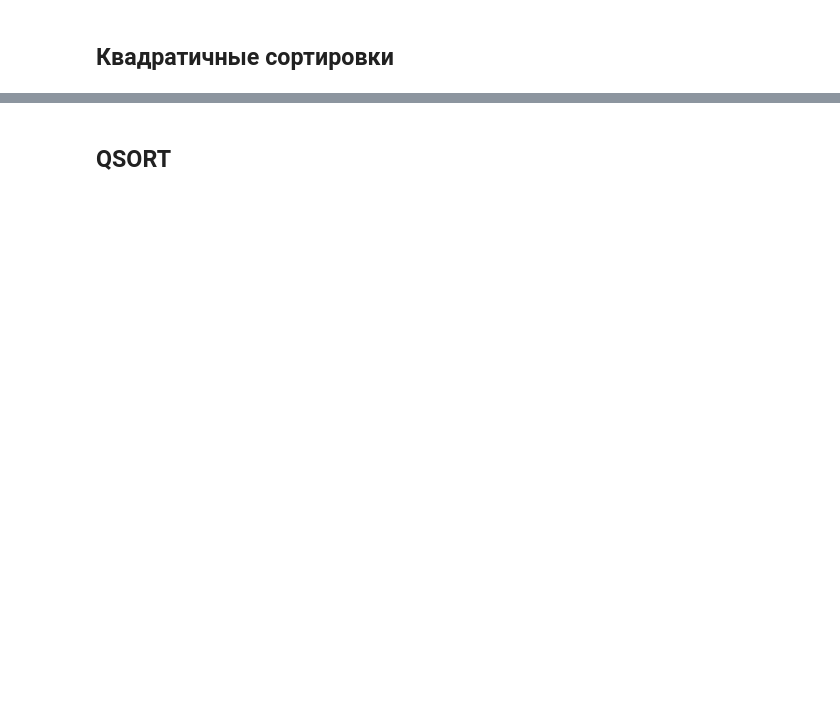
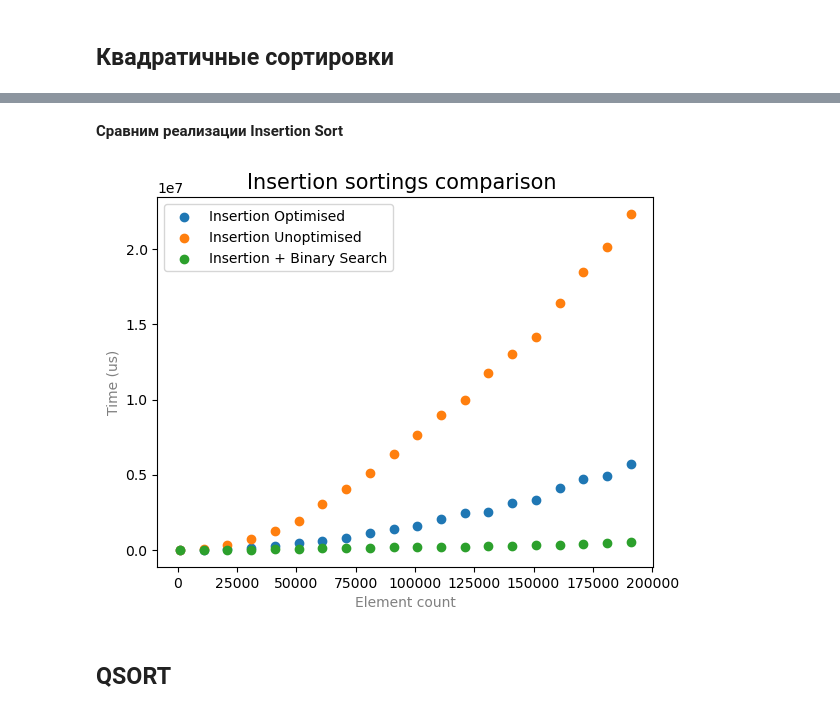
Before and after one commit to foxidokun/alco-algo, a Jupyter notebook: Lab03/graphs.ipynb, the cells around one changed output, grey strips where cells are left out. Saved outputs shown, nothing was run; the diff lists cells and outputs as text; code cells hidden in the pictures; blank space fills up the shorter version.

```diff
--- a/Lab03/graphs.ipynb
+++ b/Lab03/graphs.ipynb
@@ -97,3 +105,19 @@ plt.show()
+# %% [markdown]
+**Сравним реализации Insertion Sort**
+# %%
+plt.xlabel('Element count', color = 'gray')
+plt.ylabel('Time (us)', color = 'gray')
+
+plt.title('Insertion sortings comparison ', fontsize = 15)
+
+plt.scatter(smaller_range_sorts['Insertion Sort Op'][0], smaller_range_sorts['Insertion Sort Op'][1])
+plt.scatter(smaller_range_sorts['Insertion Sort Unop'][0], smaller_range_sorts['Insertion Sort Unop'][1])
+plt.scatter(smaller_range_sorts['Insertion Sort BSearch'][0], smaller_range_sorts['Insertion Sort BSearch'][1])
+
+plt.legend(['Insertion Optimised', 'Insertion Unoptimised', 'Insertion + Binary Search'])
+plt.show()
+# %% [output]
+[figure, added]
 # %% [markdown]
 ## QSORT
 # %%
```
Also changed, not shown: parts of 13 cells of this notebook, 4 other files.
